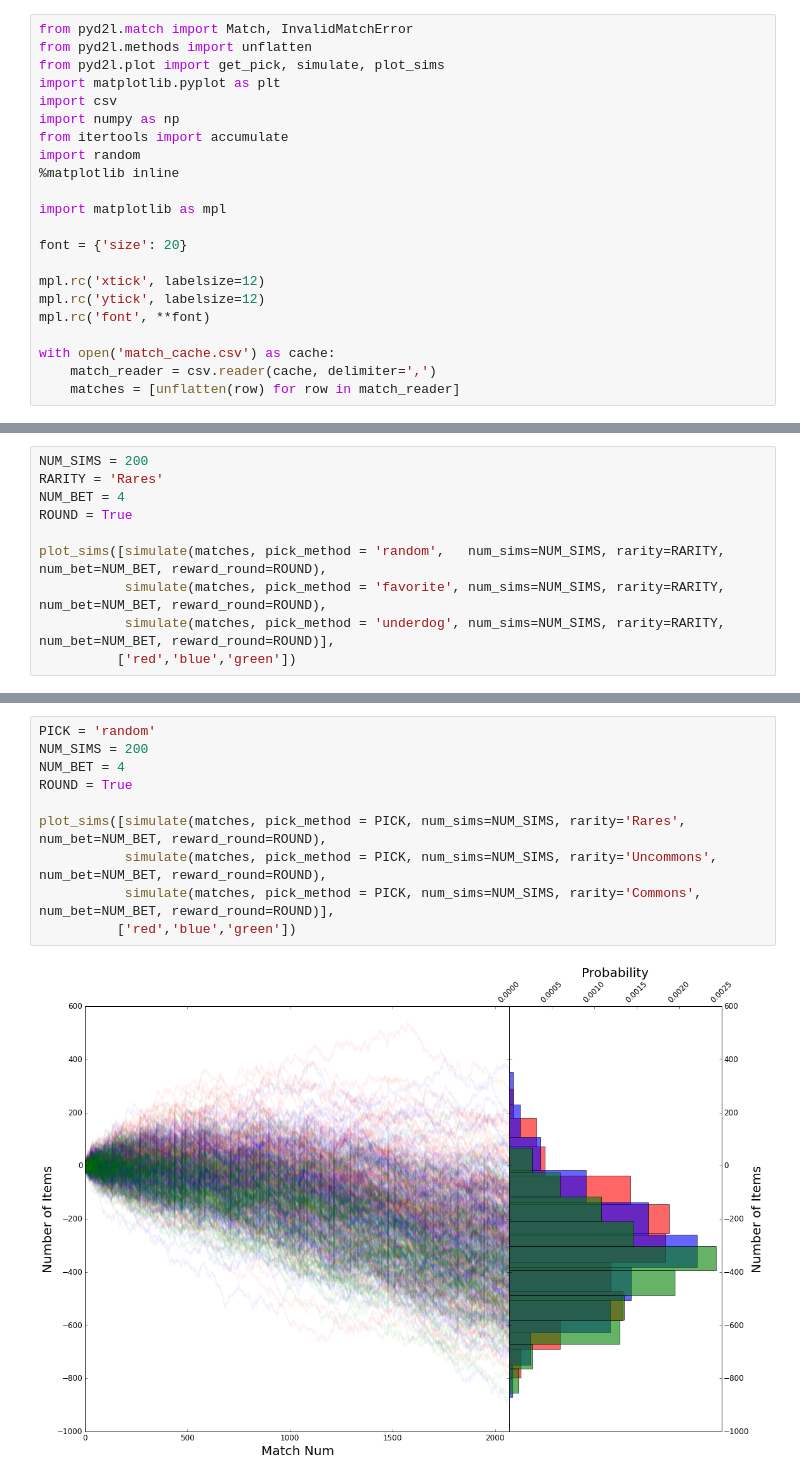
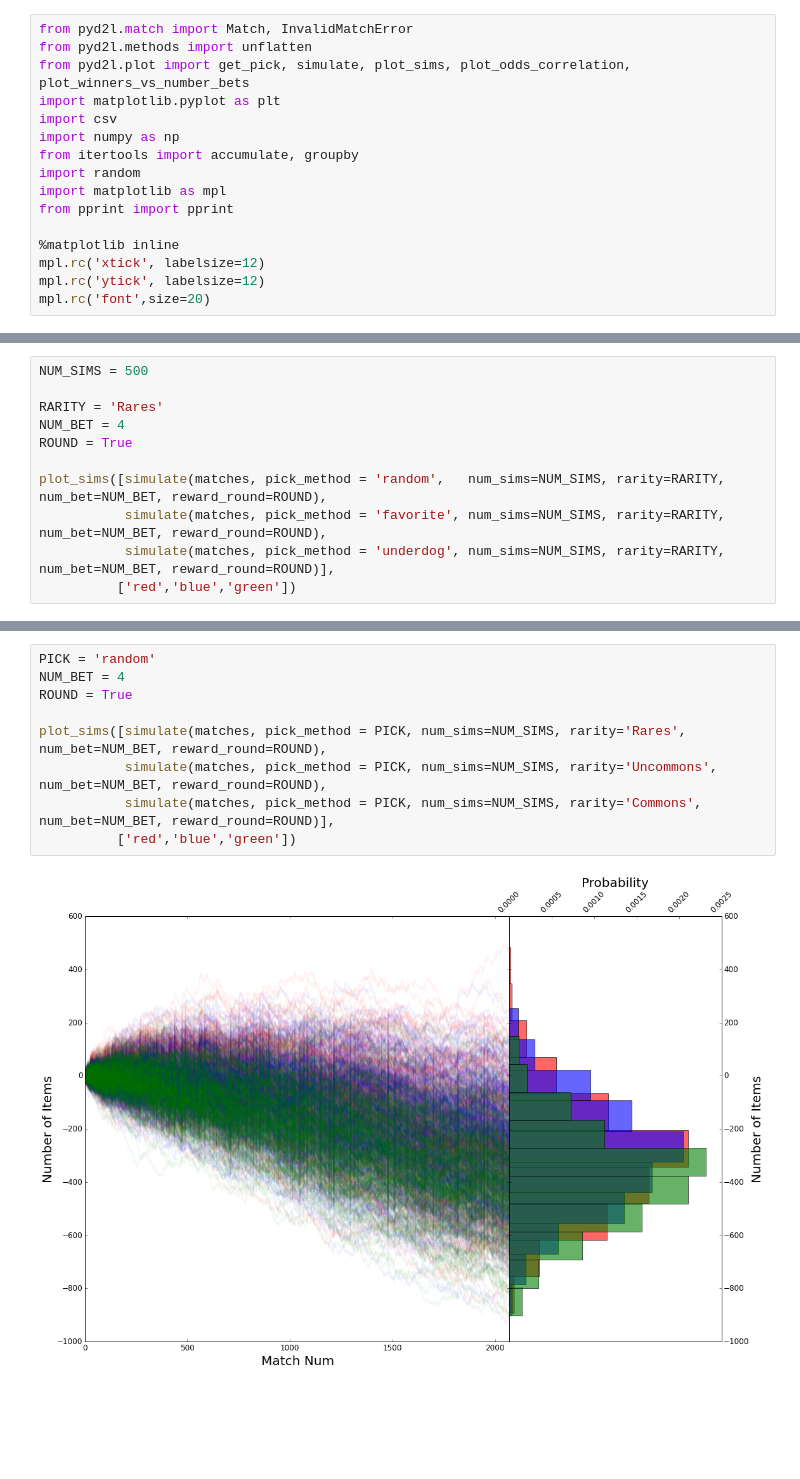
Before and after one commit to andrewzwicky/pyd2l, a Jupyter notebook: PyD2L Match Analysis.ipynb, the cells around one changed output, grey strips where cells are left out. Saved outputs shown, nothing was run; the diff lists cells and outputs as text; blank space fills up the shorter version.

Commit message:
moved some info to plots

```diff
--- a/PyD2L Match Analysis.ipynb
+++ b/PyD2L Match Analysis.ipynb
@@ -4,22 +6,16 @@ The point of this notebook is to analyze matches from [Dota2lounge](http://dota2
 # %%
 from pyd2l.match import Match, InvalidMatchError
 from pyd2l.methods import unflatten
-from pyd2l.plot import get_pick, simulate, plot_sims
+from pyd2l.plot import get_pick, simulate, plot_sims, plot_odds_correlation, plot_winners_vs_number_bets
 import matplotlib.pyplot as plt
 import csv
 import numpy as np
-from itertools import accumulate
+from itertools import accumulate, groupby
 import random
+import matplotlib as mpl
+from pprint import pprint
+
 %matplotlib inline
-
-import matplotlib as mpl
-
-font = {'size': 20}
-
 mpl.rc('xtick', labelsize=12)
 mpl.rc('ytick', labelsize=12)
-mpl.rc('font', **font)
-
-with open('match_cache.csv') as cache:
-    match_reader = csv.reader(cache, delimiter=',')
-    matches = [unflatten(row) for row in match_reader]
+mpl.rc('font',size=20)
@@ -77,5 +81,6 @@ plt.show()
 # %%
-NUM_SIMS = 200
+NUM_SIMS = 500
+
 RARITY = 'Rares'
 NUM_BET = 4
 ROUND = True
@@ -89,14 +96,13 @@ plot_sims([simulate(matches, pick_method = 'random',   num_sims=NUM_SIMS, rarity
 # %%
 PICK = 'random'
-NUM_SIMS = 200
 NUM_BET = 4
 ROUND = True
 
 plot_sims([simulate(matches, pick_method = PICK, num_sims=NUM_SIMS, rarity='Rares', num_bet=NUM_BET, reward_round=ROUND),
            simulate(matches, pick_method = PICK, num_sims=NUM_SIMS, rarity='Uncommons', num_bet=NUM_BET, reward_round=ROUND),
            simulate(matches, pick_method = PICK, num_sims=NUM_SIMS, rarity='Commons', num_bet=NUM_BET, reward_round=ROUND)],
           ['red','blue','green'])
 # %% [output]
-[figure, old version]
+[figure, new version]
 # %%
 PICK = 'random'
```
Also changed, not shown: parts of 14 cells of this notebook, 1 other file.
